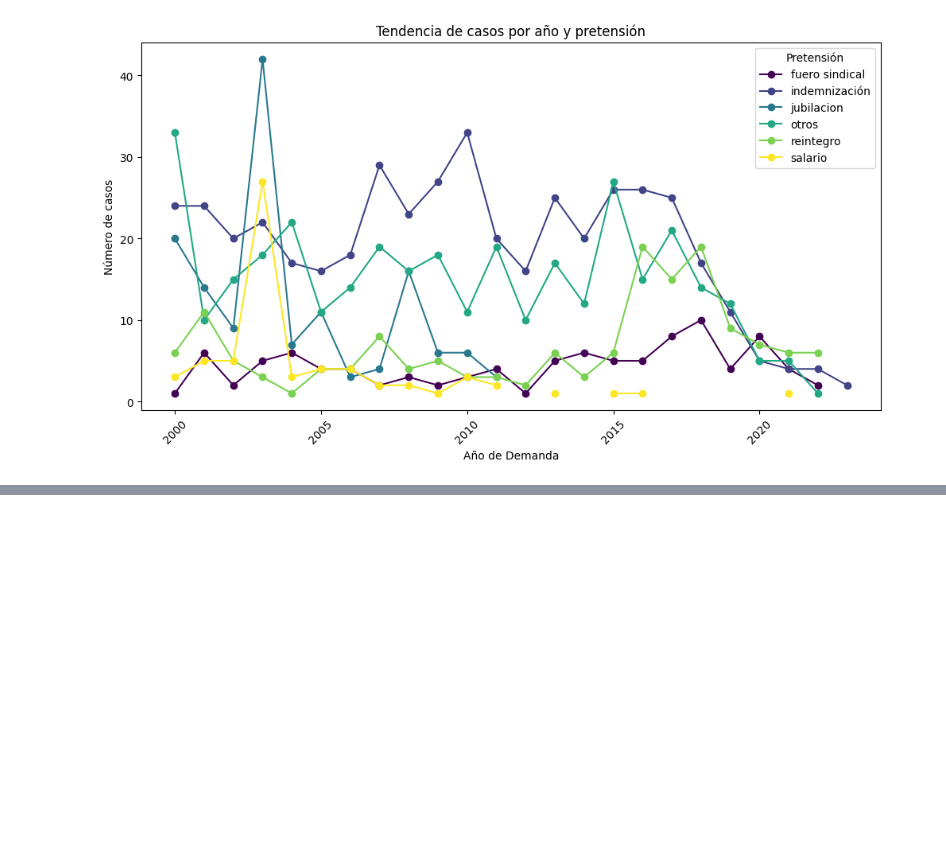
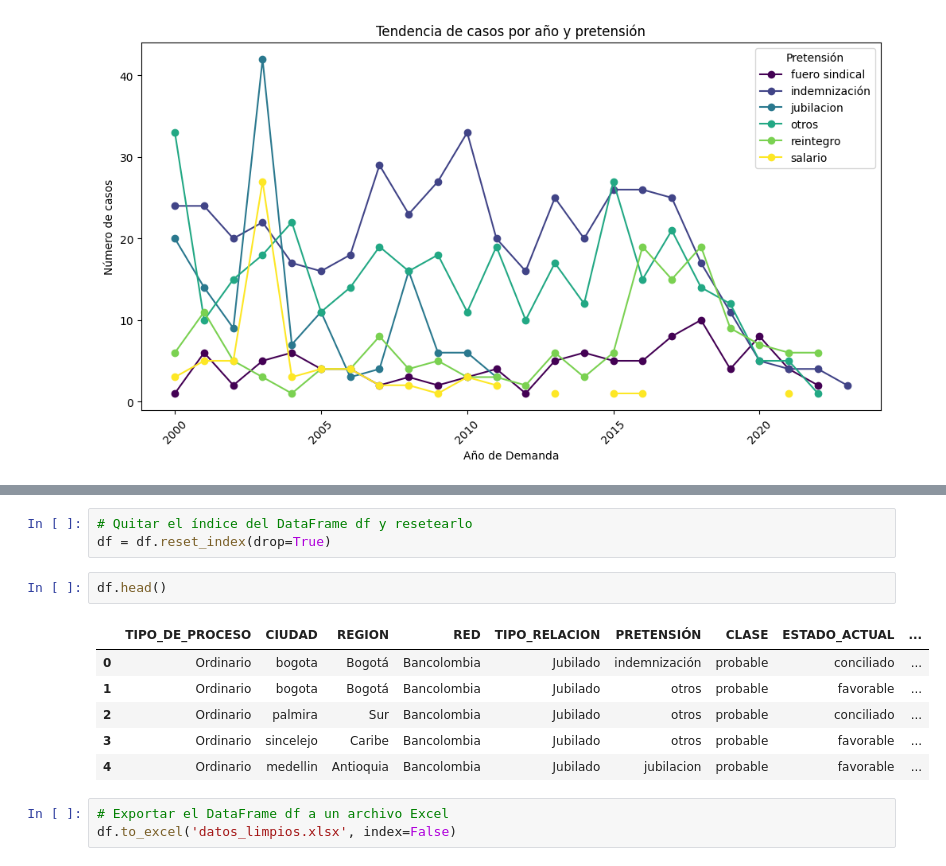
Before and after one commit to jforero281/Segmentaci-n_inteligente_abogados, a Jupyter notebook: solucion_ejercicio.ipynb, the cells around one changed output, grey strips where cells are left out. Cells and saved outputs as stored; diff of their text form; blank space fills up the shorter version.

```diff
--- a/solucion_ejercicio.ipynb
+++ b/solucion_ejercicio.ipynb
@@ -744,0 +888,15 @@ plt.show()
+# %%
+# Quitar el índice del DataFrame df y resetearlo
+df = df.reset_index(drop=True)
+# %%
+df.head()
+# %% [output]
+|  | TIPO_DE_PROCESO | CIUDAD | REGION | RED | TIPO_RELACION | PRETENSIÓN | CLASE | ESTADO_ACTUAL | ... |
+| 0 | Ordinario | bogota | Bogotá | Bancolombia | Jubilado | indemnización | probable | conciliado | ... |
+| 1 | Ordinario | bogota | Bogotá | Bancolombia | Jubilado | otros | probable | favorable | ... |
+| 2 | Ordinario | palmira | Sur | Bancolombia | Jubilado | otros | probable | conciliado | ... |
+| 3 | Ordinario | sincelejo | Caribe | Bancolombia | Jubilado | otros | probable | favorable | ... |
+| 4 | Ordinario | medellin | Antioquia | Bancolombia | Jubilado | jubilacion | probable | favorable | ... |
+# %%
+# Exportar el DataFrame df a un archivo Excel
+df.to_excel('datos_limpios.xlsx', index=False)
```
Also changed, not shown: parts of 51 cells of this notebook, 1 other file.
